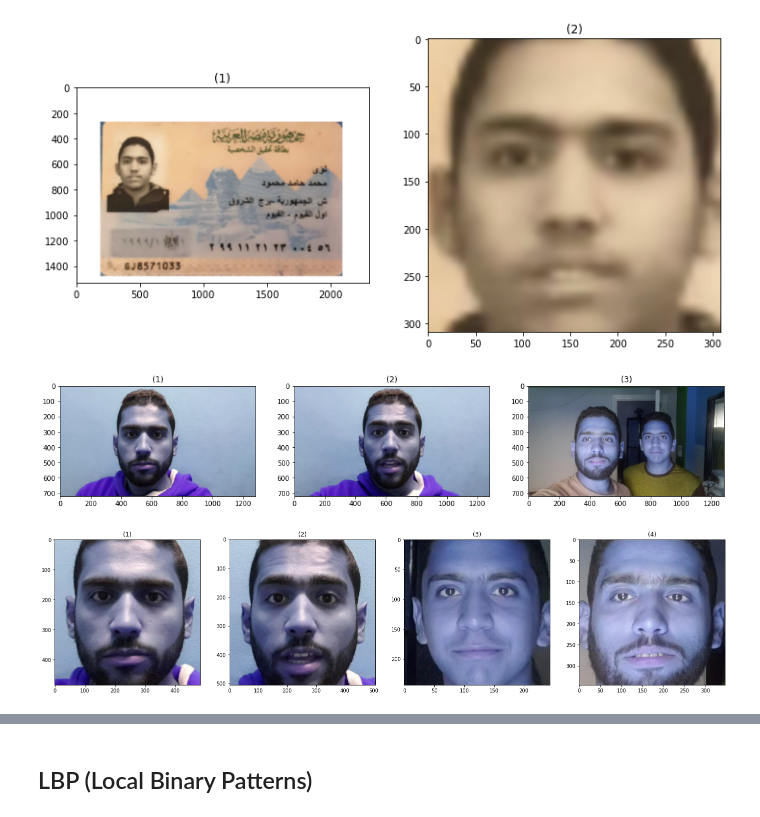
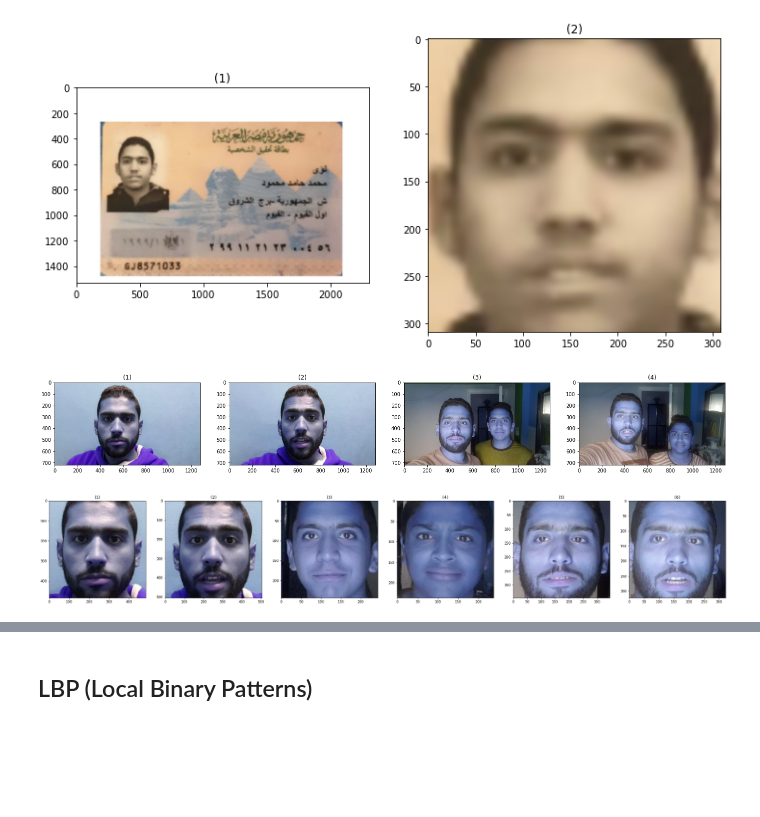
Before and after one commit to LoayMoh99/My_Social_Eye, a Jupyter notebook: face_tracking_test.ipynb, the cells around one changed output, grey strips where cells are left out. Drawn from its saved outputs; the diff is of its cells as text; code cells hidden in the pictures; blank space fills up the shorter version.

Commit message:
face tracking is Done using lbp feature

```diff
--- a/face_tracking_test.ipynb
+++ b/face_tracking_test.ipynb
@@ -40,22 +40,27 @@ show_images([far_face_image,far_face])
 # %%
 TestDir = "C:\\Collage\\GP\\test\\"
 cap = cv2.VideoCapture(TestDir+"no_speak.mp4")
 success, img1 = cap.read()
 #release cap
 cap.release
 
 cap = cv2.VideoCapture(TestDir+"speaking.mp4")
 success, img2 = cap.read()
 #release cap
 cap.release
 
 cap = cv2.VideoCapture(TestDir+"modhek.mp4")
 success, img3 = cap.read()
 #release cap
 cap.release
-show_images([img1, img2, img3])
+
+cap = cv2.VideoCapture(TestDir+"testt.mp4")
+success, img4 = cap.read()
+#release cap
+cap.release
+show_images([img1, img2, img3, img4])
 # %% [output]
-[figure, old version]
+[figure, new version]
 # %%
 # detect there faces
 from Emotions_Detection.Models.face_detection import get_faces_from_image
@@ -75,10 +80,15 @@ face3 = None
 face4 = None
 face= faces[0]
 face3 = img3[face[1]:face[1]+face[3], face[0]:face[0]+face[2]]
+face= faces[1]
+face31 = img3[face[1]:face[1]+face[3], face[0]:face[0]+face[2]]
 
+faces = get_faces_from_image(img4, is_dir=False, is_gray=False)
+face= faces[0]
+face4 = img4[face[1]:face[1]+face[3], face[0]:face[0]+face[2]]
 face= faces[1]
-face4 = img3[face[1]:face[1]+face[3], face[0]:face[0]+face[2]]
+face41 = img4[face[1]:face[1]+face[3], face[0]:face[0]+face[2]]
 
-show_images([face1, face2, face3, face4])
+show_images([face1, face2, face3, face4,face31, face41])
 # %% [output]
-[figure, old version]
+[figure, new version]
```
Also changed, not shown: parts of 14 cells of this notebook, 4 other files.
